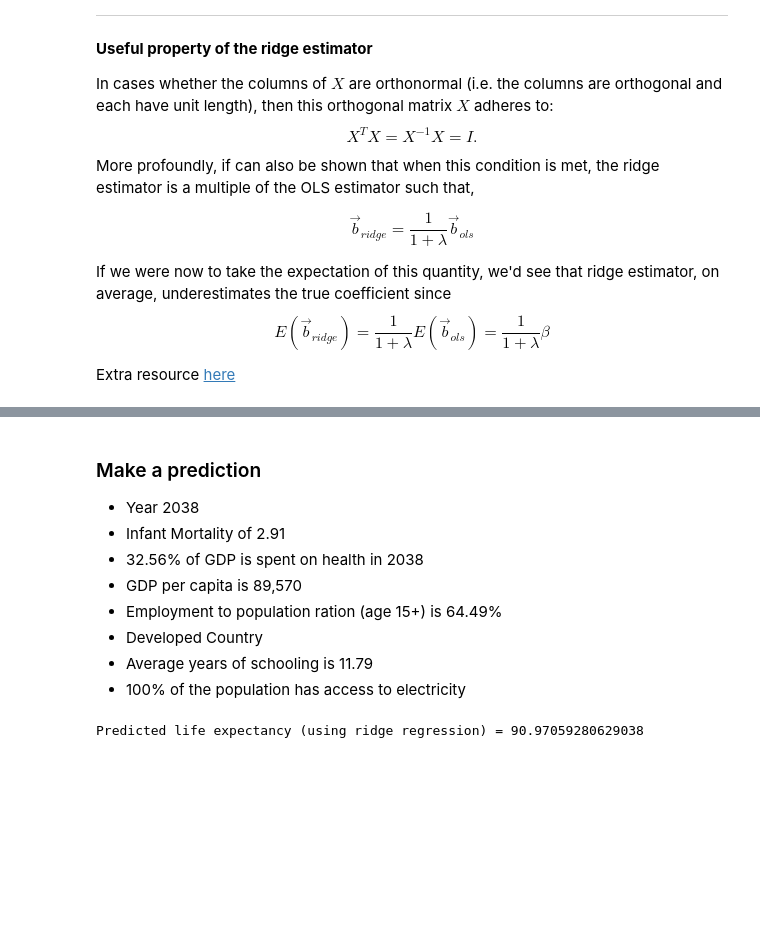
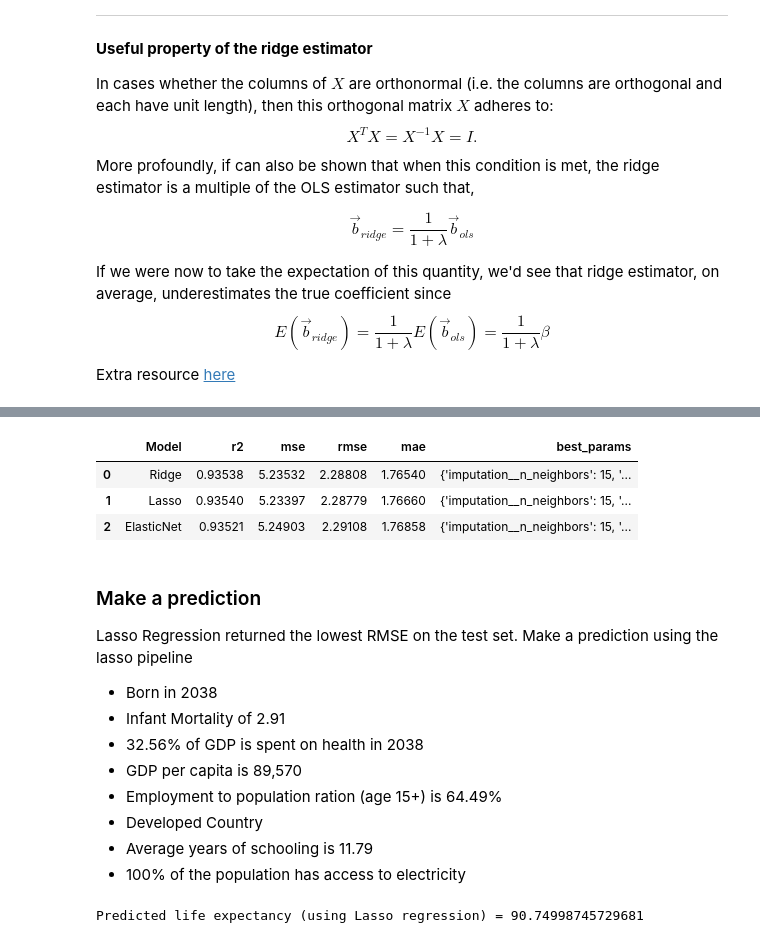
Before and after one commit to noahrubin989/Regression-Project, a Jupyter notebook: build_models/01_Linear Models_Part_1.ipynb, the cells around one changed output, grey strips where cells are left out. Saved outputs shown, nothing was run; the diff lists cells and outputs as text; code cells hidden in the pictures; blank space fills up the shorter version.

Commit message:
reformatted linear models part 1

```diff
--- a/build_models/01_Linear Models_Part_1.ipynb
+++ b/build_models/01_Linear Models_Part_1.ipynb
@@ -272,7 +272,12 @@ While linear regression does not have any hyperparameters to tune, the KNN imput
 # %%
 param_grid = {'imputation__n_neighbors':np.arange(3, 21, 2), 'imputation__weights': ['uniform', 'distance']}
 
-best_estimator, best_params = data_prep.exhaustive_search(X_train, y_train, ols_pipeline, param_grid, cv=10, scoring='neg_mean_squared_error')
+best_estimator, best_params = data_prep.exhaustive_search(X_train,
+                                                          y_train,
+                                                          ols_pipeline,
+                                                          param_grid,
+                                                          cv=5,
+                                                          scoring='neg_mean_squared_error')
 final_model = best_estimator.fit(X_train, y_train)
 print(best_params)
 
@@ -777,10 +767,0 @@ Pipeline(steps=[('preprocessor',
-# %%
-param_grid = {
-    'imputation__n_neighbors': np.arange(3, 21, 2),
-    'imputation__weights': ['uniform', 'distance'],
-    'model__alpha': np.linspace(0, 3, 15)  # sklearn calls it alpha instead of lambda
-}
-
-best_estimator, best_params = data_prep.exhaustive_search(X_train, y_train, ridge_pipeline, param_grid, cv=10, scoring='neg_mean_squared_error')
-final_model = best_estimator.fit(X_train, y_train)
-print(f"Best parameters: {best_params}")
@@ -806,7 +880,18 @@ joblib.dump(final_model, './saved_models/Ridge Regression.joblib')
+# %%
+# In table format
+results_table = pd.DataFrame(results, columns=['Model', 'r2', 'mse', 'rmse', 'mae', 'best_params'])
+results_table
+# %% [output]
+|  | Model | r2 | mse | rmse | mae | best_params |
+| 0 | Ridge | 0.93538 | 5.23532 | 2.28808 | 1.76540 | {'imputation__n_neighbors': 15, '... |
+| 1 | Lasso | 0.93540 | 5.23397 | 2.28779 | 1.76660 | {'imputation__n_neighbors': 15, '... |
+| 2 | ElasticNet | 0.93521 | 5.24903 | 2.29108 | 1.76858 | {'imputation__n_neighbors': 15, '... |
 # %% [markdown]
 ### Make a prediction
 
-- Year 2038
+Lasso Regression returned the lowest RMSE on the test set. Make a prediction using the lasso pipeline
+
+- Born in 2038
 - Infant Mortality of 2.91
 - 32.56% of GDP is spent on health in 2038
 - GDP per capita is 89,570
@@ -815,9 +900,9 @@ joblib.dump(final_model, './saved_models/Ridge Regression.joblib')
 - Average years of schooling is 11.79
 - 100% of the population has access to electricity
 # %%
-saved_pipeline = joblib.load('./saved_models/Ridge Regression.joblib')
+saved_pipeline = joblib.load('./saved_models/Lasso Regression.joblib')
 input_data = [2038, 2.91, 32.56, 89570, 64.49, 'Developed', 11.79, 100]
 
-print(f"Predicted life expectancy (using ridge regression) = {helper_funcs.make_prediction(input_data, saved_pipeline, X_test)}")
+print(f"Predicted life expectancy (using Lasso regression) = {helper_funcs.make_prediction(input_data, saved_pipeline, X_test)}")
 # %% [output]
-Predicted life expectancy (using ridge regression) = 90.97059280629038
+Predicted life expectancy (using Lasso regression) = 90.74998745729681
```
Also changed, not shown: parts of 30 cells of this notebook, 5 other files.
